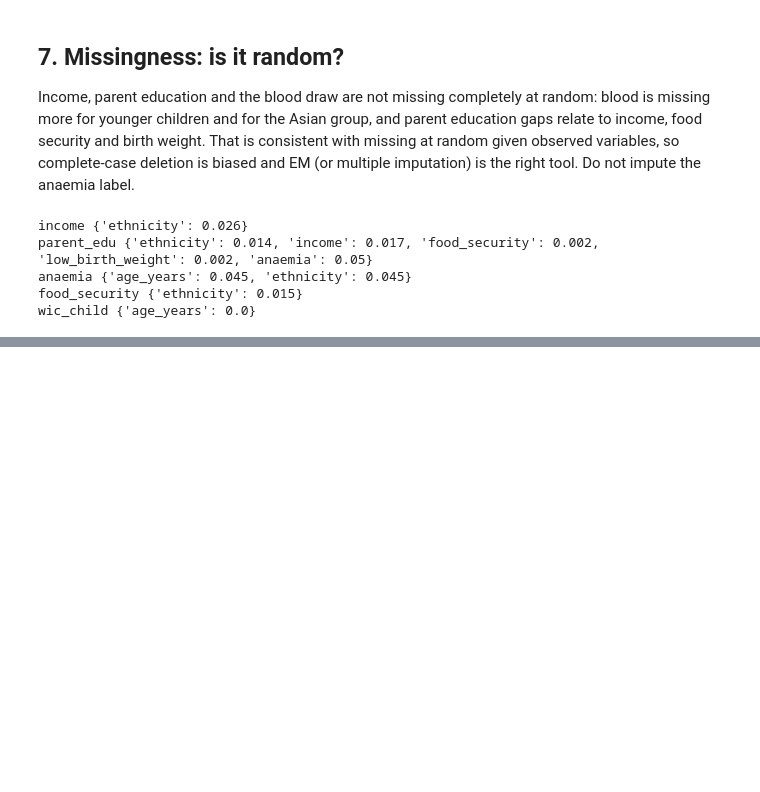
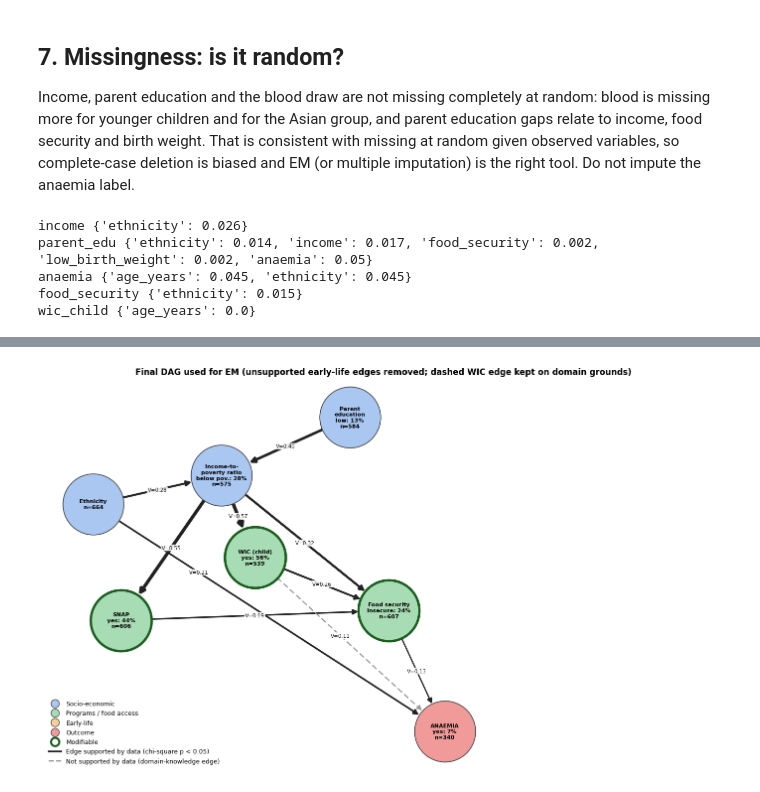
Before and after one commit to yashita-mishra/AI-Project-Child-Nutrition, a Jupyter notebook: 02_features_and_eda.ipynb, the cells around one changed output, grey strips where cells are left out. Drawn from its saved outputs; the diff is of its cells as text; code cells hidden in the pictures; blank space fills up the shorter version.

```diff
--- a/02_features_and_eda.ipynb
+++ b/02_features_and_eda.ipynb
@@ -198,0 +454,30 @@ wic_child {'age_years': 0.0}
+# %%
+#9.1 structure + data encoding
+EM_FULL = False                                           # True -> all 10 nodes / 16 edges from section 8
+ANAEMIA_PARENTS = ["ethnicity", "food_security", "wic_child"]
+ESS = 10.0          # prior strength (pseudo-children per table row, spread over the node's overall distribution); see 11.1
+
+if EM_FULL:
+    NODES_EM, EDGES_EM = list(NODES), list(EDGES)
+else:
+    NODES_EM = ["ethnicity", "parent_edu", "income", "wic_child", "snap_past_year", "food_security", "anaemia"]
+    EDGES_EM = [(u, v) for u, v in EDGES if u in NODES_EM and v in NODES_EM
+                and (v != "anaemia" or u in ANAEMIA_PARENTS)]
+PAR = {n: [u for u, v in EDGES_EM if v == n] for n in NODES_EM}
+AX = {n: i for i, n in enumerate(NODES_EM)}
+SH = [len(STATES[n]) for n in NODES_EM]
+K = len(NODES_EM)
+YES = STATES["anaemia"].index("yes")
+
+def encode(frame):
+    X = np.full((len(frame), K), -1, dtype=int)             # -1 = missing
+    for j, n in enumerate(NODES_EM):
+        X[:, j] = frame[n].map({s: i for i, s in enumerate(STATES[n])}).fillna(-1).astype(int).values
+    return X
+
+X = encode(net)
+print("nodes:", NODES_EM)
+print("edges:", len(EDGES_EM), "| joint states:", int(np.prod(SH)),
+      "| anaemia parent combinations:", int(np.prod([len(STATES[p]) for p in PAR["anaemia"]])))
+print("children:", len(X), "| rows with any gap:", int((X < 0).any(axis=1).sum()),
+      "| complete rows:", int((X >= 0).all(axis=1).sum()))
@@ -198,0 +767,6 @@ wic_child {'age_years': 0.0}
+# %%
+#11.2 final DAG (the structure EM used)
+draw_dag(edge_list=EDGES_EM, path="figures/dag_final.png",
+         title="Final DAG used for EM (unsupported early-life edges removed; dashed WIC edge kept on domain grounds)")
+# %% [output]
+[figure, added]
```
Also changed, not shown: parts of 18 cells of this notebook.
